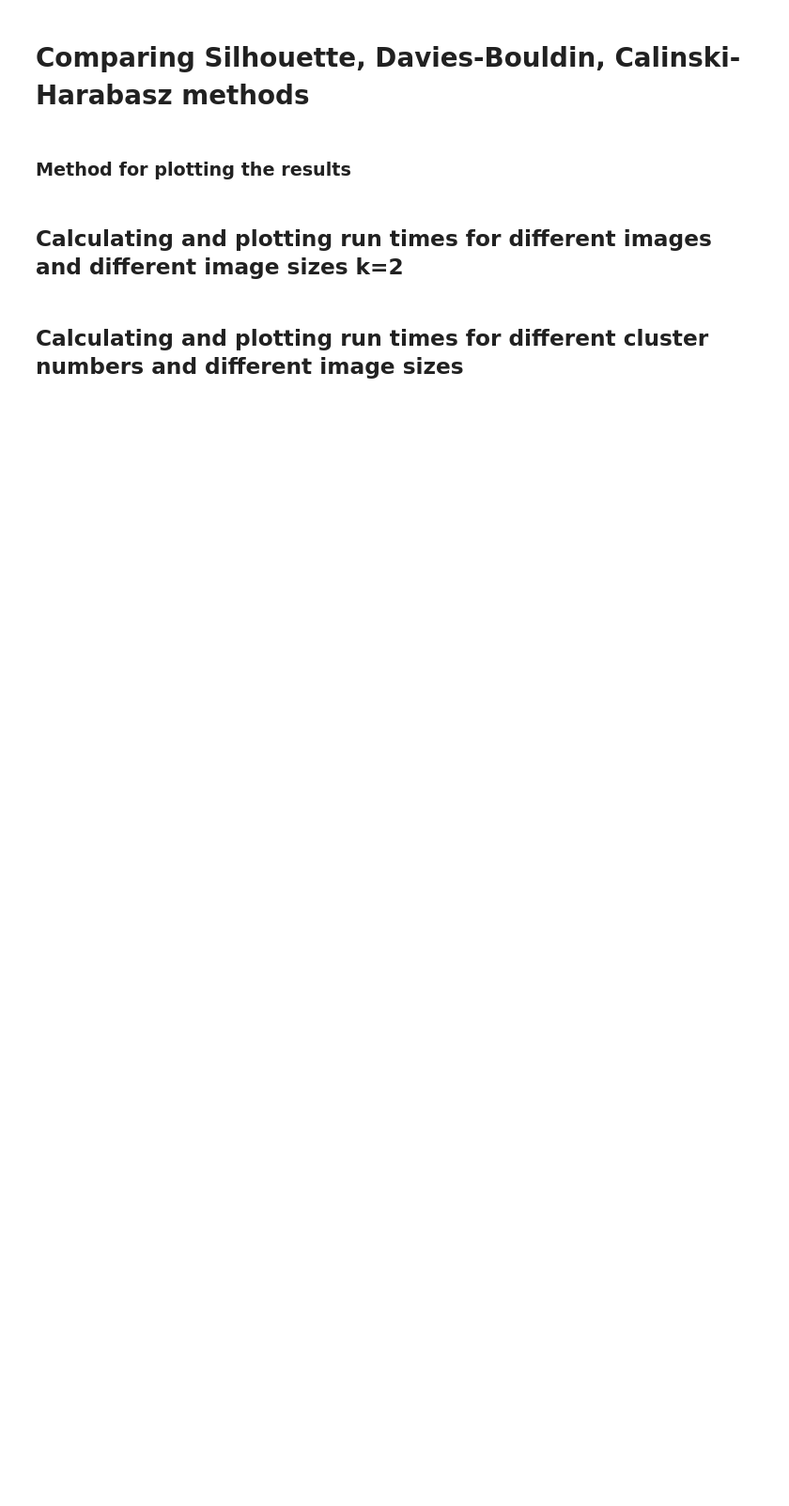
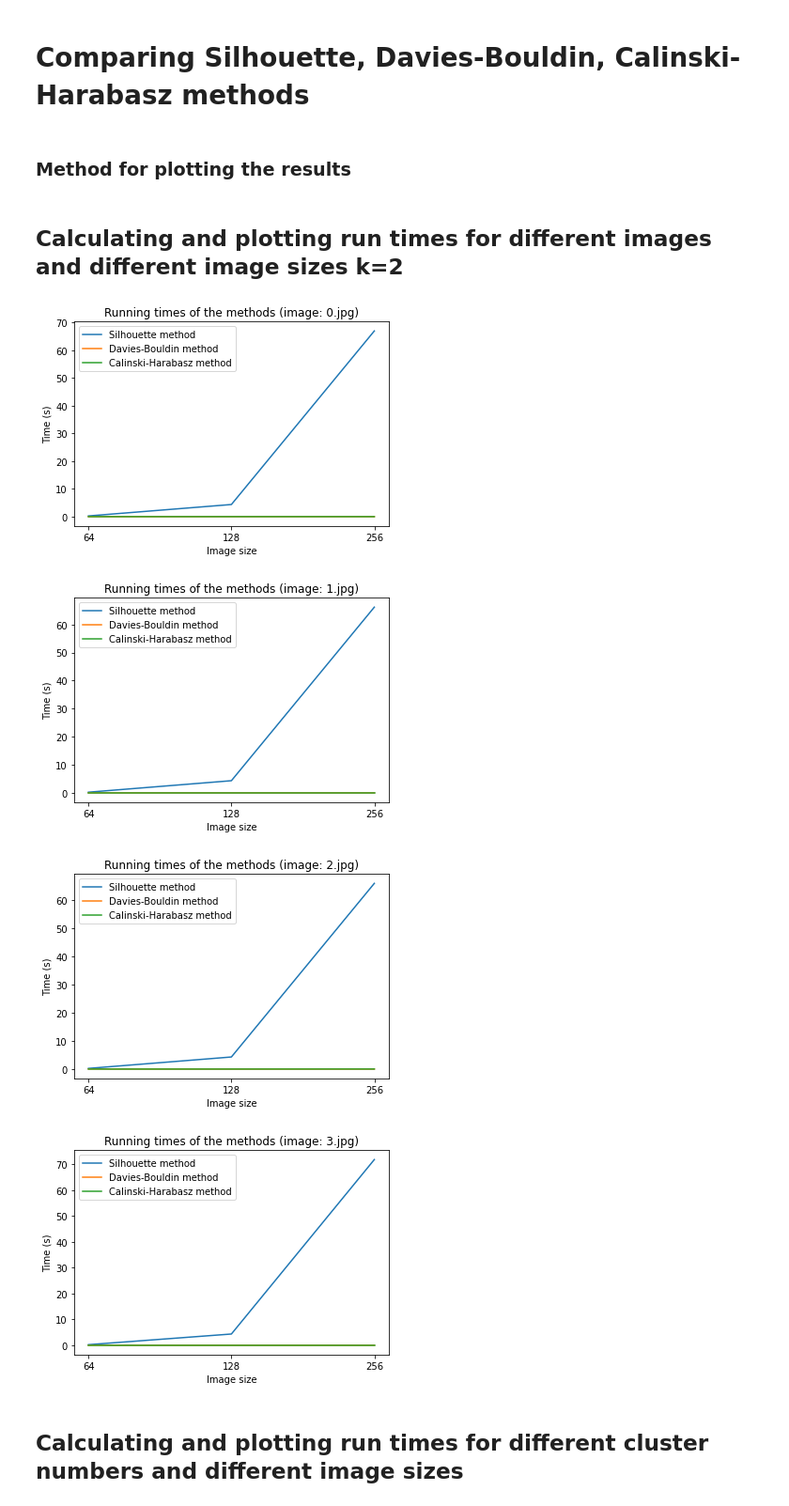
Before and after one commit to molnar75/diplomamunka, a Jupyter notebook: notebooks/04_compare_cluster_number_methods.ipynb, the cells around one changed output. Shown at 94% size. Cells and saved outputs as stored; diff of their text form; code cells hidden in the pictures; blank space fills up the shorter version.

```diff
--- a/notebooks/04_compare_cluster_number_methods.ipynb
+++ b/notebooks/04_compare_cluster_number_methods.ipynb
@@ -27,31 +27,36 @@ def plot_result(size_values, s_times, db_times, ch_times, addition):
 # %%
 import commonmethods.image_modification as im
 import commonmethods.optimal_cluster_number as ocn
 
-size_values = [256, 512, 768, 1024, 1280]
+size_values = [64, 128, 256]
 
 for i in range(6):
     s_times = []
     db_times = []
     ch_times = []
 
     image = im.load_image_grayscale(format(i))
 
     for j in size_values:
         resized_image = im.resize_image(image, j)
 
-        pixel_values, labels = im.image_segmentation(resized_image, 2)
+        compactness, pixel_values, labels = im.kmeans_segmentation(resized_image, 2)
 
         s_time, s_score = ocn.silhouette_method(pixel_values, labels)
         db_time, db_score = ocn.davies_bouldin_method(pixel_values, labels)
         ch_time, ch_score = ocn.calinski_harabasz_method(pixel_values, labels)
 
         s_times.append(s_time)
         db_times.append(db_time)
         ch_times.append(ch_time)
 
     addition = 'image: ' + format(i) + '.jpg'
     plot_result(size_values, s_times, db_times, ch_times, addition)
+# %% [output]
+[figure, added]
+[figure, added]
+[figure, added]
+[figure, added]
 # %% [markdown]
 ## Calculating and plotting run times for different cluster numbers and different image sizes
 # %%
```
Also changed, not shown: parts of 1 cell of this notebook, 5 other files.
